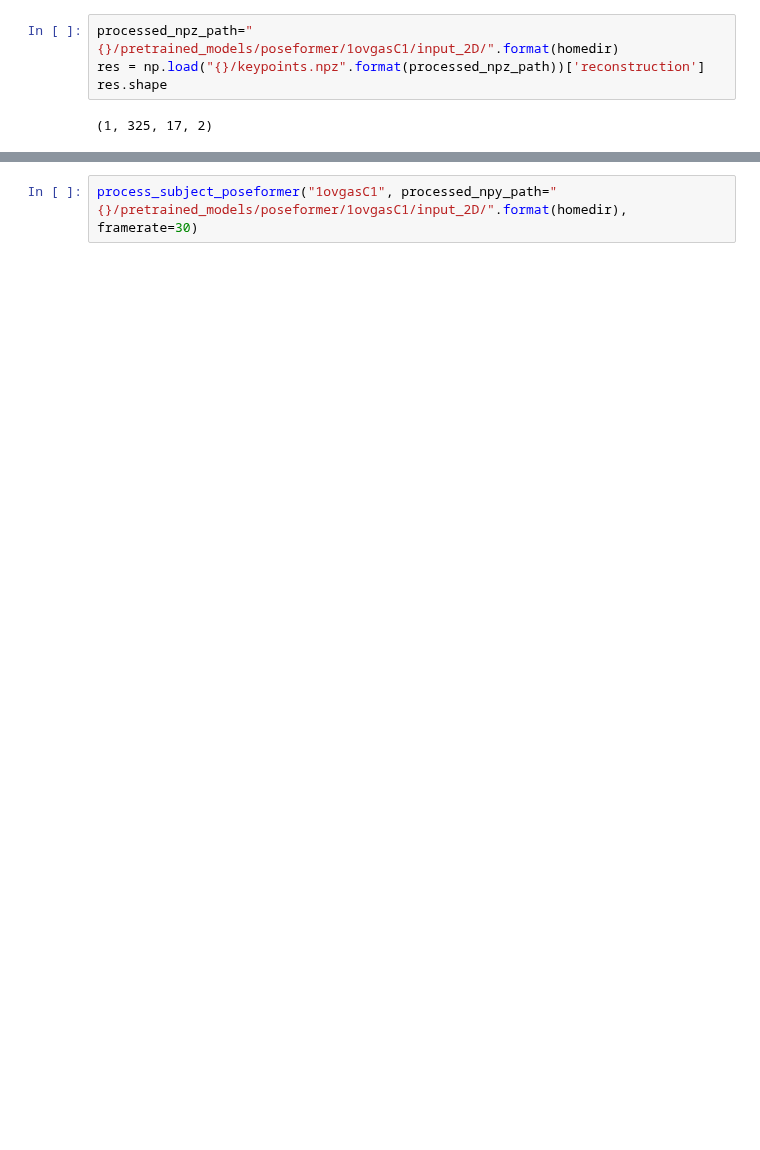
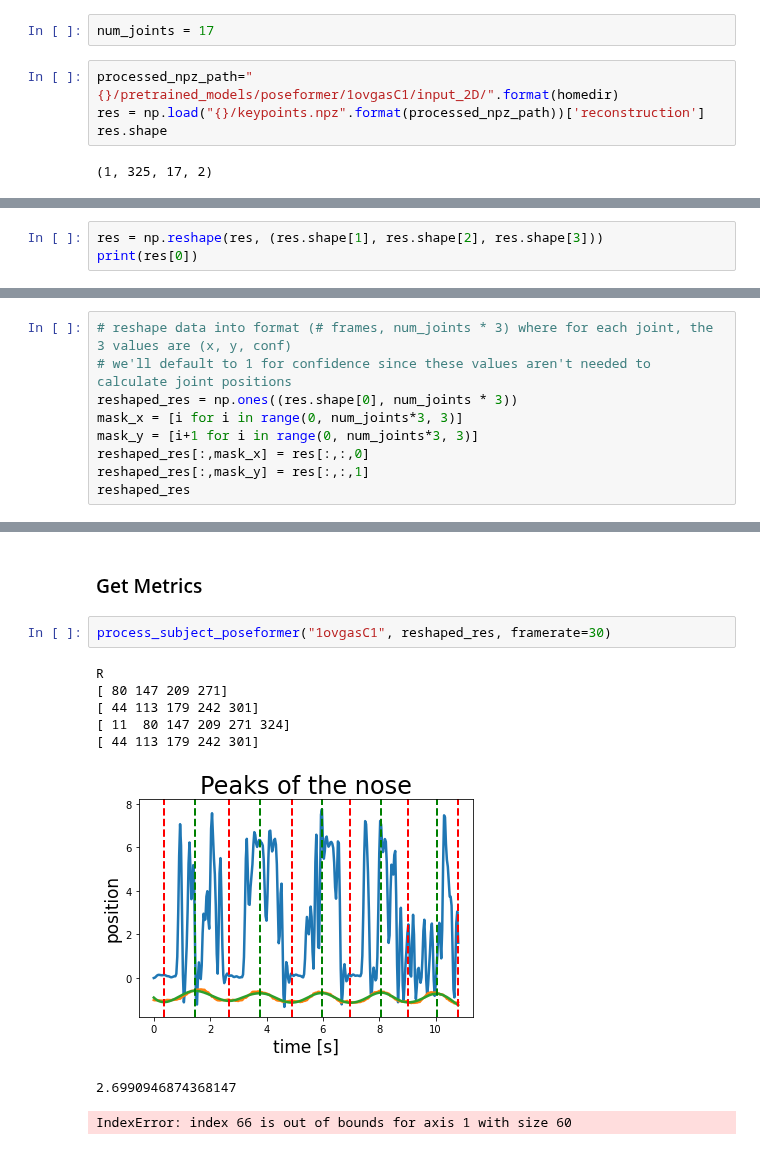
Before and after one commit to amandaliusa/cs231n, a Jupyter notebook: analysis/GetMetricsPoseformer.ipynb, the cells around one changed output, grey strips where cells are left out. Saved outputs shown, nothing was run; the diff lists cells and outputs as text; blank space fills up the shorter version.

Commit message:
convert poseformer output to correct shape for getting metrics

```diff
--- a/analysis/GetMetricsPoseformer.ipynb
+++ b/analysis/GetMetricsPoseformer.ipynb
@@ -24,3 +26,5 @@ homedir
+# %%
+num_joints = 17
 # %%
 processed_npz_path="{}/pretrained_models/poseformer/1ovgasC1/input_2D/".format(homedir)
 res = np.load("{}/keypoints.npz".format(processed_npz_path))['reconstruction']
@@ -49,0 +34,3 @@ print(res.reshape(325, 17, 2)[0])
+# %%
+res = np.reshape(res, (res.shape[1], res.shape[2], res.shape[3]))
+print(res[0])
@@ -49,0 +55,9 @@ print(res.reshape(325, 17, 2)[0])
+# %%
+# reshape data into format (# frames, num_joints * 3) where for each joint, the 3 values are (x, y, conf)
+# we'll default to 1 for confidence since these values aren't needed to calculate joint positions
+reshaped_res = np.ones((res.shape[0], num_joints * 3))
+mask_x = [i for i in range(0, num_joints*3, 3)]
+mask_y = [i+1 for i in range(0, num_joints*3, 3)]
+reshaped_res[:,mask_x] = res[:,:,0]
+reshaped_res[:,mask_y] = res[:,:,1]
+reshaped_res
@@ -50,2 +78,13 @@ print(res.reshape(325, 17, 2)[0])
+# %% [markdown]
+### Get Metrics
 # %%
-process_subject_poseformer("1ovgasC1", processed_npy_path="{}/pretrained_models/poseformer/1ovgasC1/input_2D/".format(homedir), framerate=30)
+process_subject_poseformer("1ovgasC1", reshaped_res, framerate=30)
+# %% [output]
+R
+[ 80 147 209 271]
+[ 44 113 179 242 301]
+[ 11  80 147 209 271 324]
+[ 44 113 179 242 301]
+[figure, added]
+2.6990946874368147
+IndexError: index 66 is out of bounds for axis 1 with size 60
```
Also changed, not shown: parts of 4 cells of this notebook, 1 other file.
